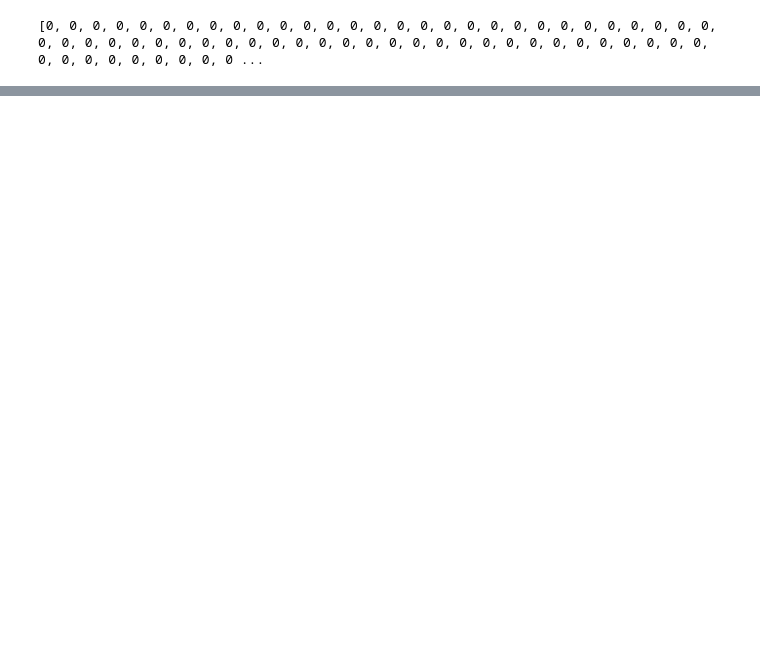
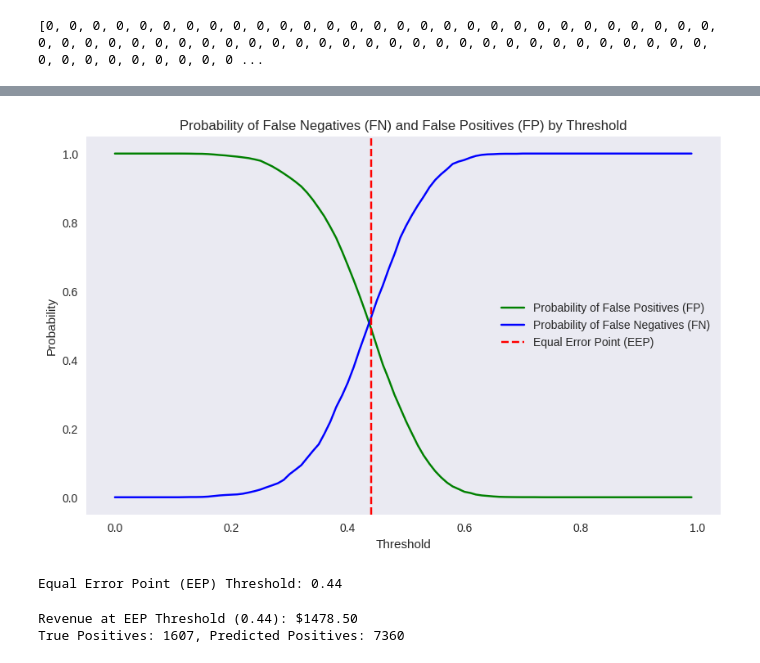
Before and after one commit to TheGooseGuy/Insurance-Product-Prediction, a Jupyter notebook: Project2_Solution.ipynb, the cells around one changed output, grey strips where cells are left out. Saved outputs shown, nothing was run; the diff lists cells and outputs as text; code cells hidden in the pictures; blank space fills up the shorter version.

```diff
--- a/Project2_Solution.ipynb
+++ b/Project2_Solution.ipynb
@@ -1340,0 +1500,67 @@ print(rounded_list_predictions)
+# %%
+import numpy as np
+import matplotlib.pyplot as plt
+from sklearn.metrics import confusion_matrix
+
+# Predict probabilities for the positive class
+y_probs = best_rf_model.predict_proba(X_test_pca)[:, 1]  # Assuming '1' is the positive class
+
+# Define a range of thresholds
+thresholds = np.arange(0.0, 1.0, 0.01)
+false_positive_rates = []
+false_negative_rates = []
+
+# Calculate FPR and FNR for each threshold
+for threshold in thresholds:
+    y_pred = (y_probs >= threshold).astype(int)
+
+    # Calculate confusion matrix components
+    tn, fp, fn, tp = confusion_matrix(y_test[:len(y_pred)], y_pred).ravel()
+
+    # Calculate false positive rate and false negative rate
+    fpr = fp / (fp + tn) if (fp + tn) > 0 else 0
+    fnr = fn / (fn + tp) if (fn + tp) > 0 else 0
+
+    false_positive_rates.append(fpr)
+    false_negative_rates.append(fnr)
+
+# Plotting FPR and FNR against thresholds
+plt.figure(figsize=(10, 6))
+plt.plot(thresholds, false_positive_rates, label="Probability of False Positives (FP)", color="green")
+plt.plot(thresholds, false_negative_rates, label="Probability of False Negatives (FN)", color="blue")
+plt.xlabel("Threshold")
+plt.ylabel("Probability")
+plt.title("Probability of False Negatives (FN) and False Positives (FP) by Threshold")
+plt.legend(loc="upper left")
+plt.grid()
+
+# Optional: Mark the Equal Error Point (where FP and FN rates intersect)
+equal_error_point = thresholds[np.argmin(np.abs(np.array(false_positive_rates) - np.array(false_negative_rates)))]
+plt.axvline(equal_error_point, color="red", linestyle="--", label="Equal Error Point (EEP)")
+plt.legend()
+
+plt.show()
+
+print(f"Equal Error Point (EEP) Threshold: {equal_error_point}")
+# %% [output]
+[figure, added]
+Equal Error Point (EEP) Threshold: 0.44
+# %%
+# Set threshold
+eep_threshold = 0.44
+
+# Apply threshold to predictions
+y_pred_thresholded = (y_probs >= eep_threshold).astype(int)
+
+# Calculate true positives and predicted positives
+tp = sum((y_test[:len(y_pred_thresholded)] == 1) & (y_pred_thresholded == 1))
+predicted_positives = sum(y_pred_thresholded)
+
+# Calculate revenue
+revenue = 5.5 * tp - 1 * predicted_positives
+
+print(f"Revenue at EEP Threshold (0.44): ${revenue:.2f}")
+print(f"True Positives: {tp}, Predicted Positives: {predicted_positives}")
+# %% [output]
+Revenue at EEP Threshold (0.44): $1478.50
+True Positives: 1607, Predicted Positives: 7360
```
Also changed, not shown: parts of 25 cells of this notebook.
